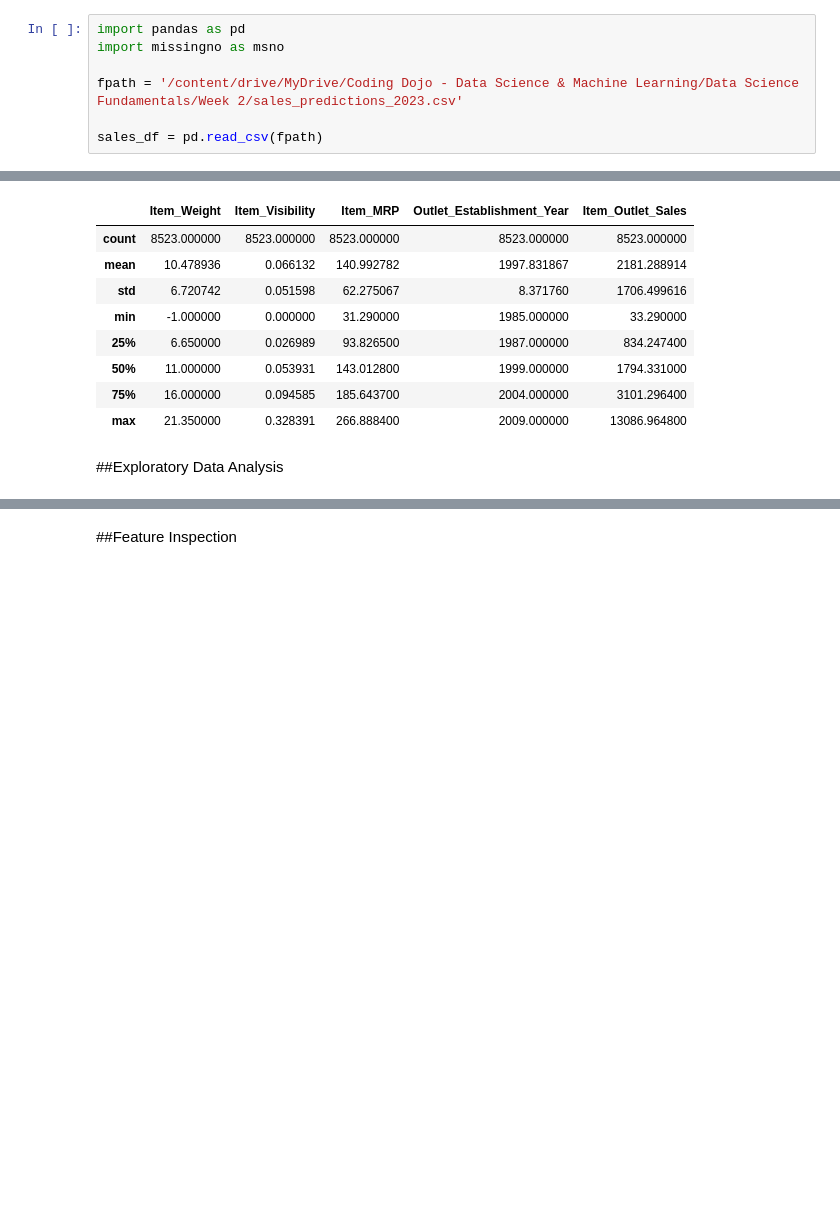
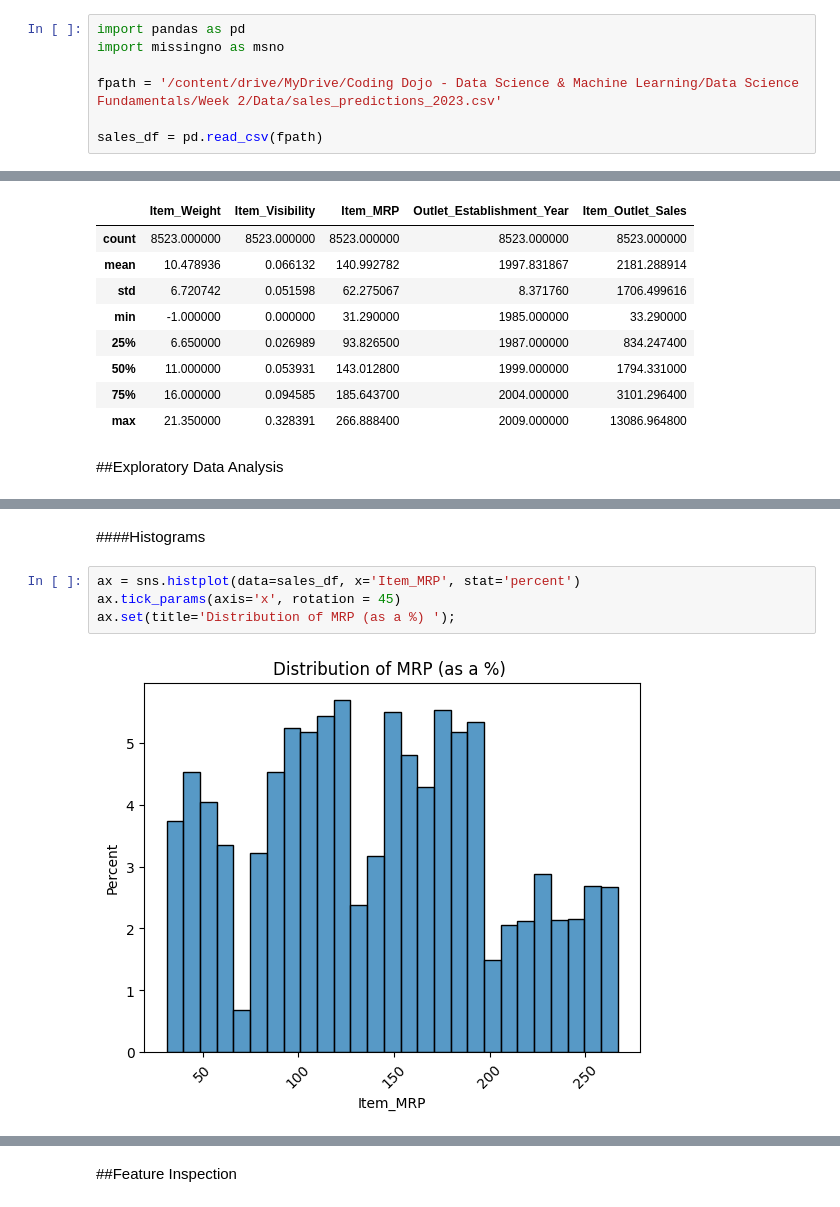
Before and after one commit to bubbles42/predicting-product-sales, a Jupyter notebook: predicting_product_sales.ipynb, the cells around one changed output, grey strips where cells are left out. Drawn from its saved outputs; the diff is of its cells as text; blank space fills up the shorter version.

```diff
--- a/predicting_product_sales.ipynb
+++ b/predicting_product_sales.ipynb
@@ -12,7 +12,7 @@
 import pandas as pd
 import missingno as msno
 
-fpath = '/content/drive/MyDrive/Coding Dojo - Data Science & Machine Learning/Data Science Fundamentals/Week 2/sales_predictions_2023.csv'
+fpath = '/content/drive/MyDrive/Coding Dojo - Data Science & Machine Learning/Data Science Fundamentals/Week 2/Data/sales_predictions_2023.csv'
 
 sales_df = pd.read_csv(fpath)
 # %%
@@ -221,0 +248,8 @@ sales_df[num_cols].describe()
+# %% [markdown]
+####Histograms
+# %%
+ax = sns.histplot(data=sales_df, x='Item_MRP', stat='percent')
+ax.tick_params(axis='x', rotation = 45)
+ax.set(title='Distribution of MRP (as a %) ');
+# %% [output]
+[figure, added]
```
Also changed, not shown: parts of 13 cells of this notebook.
